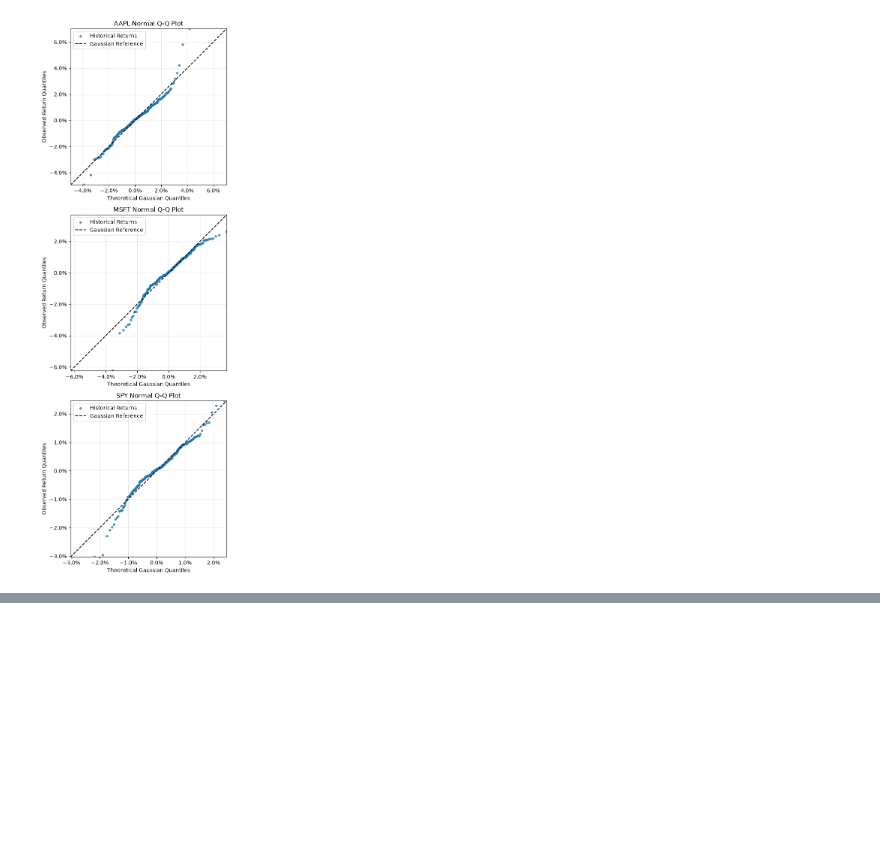
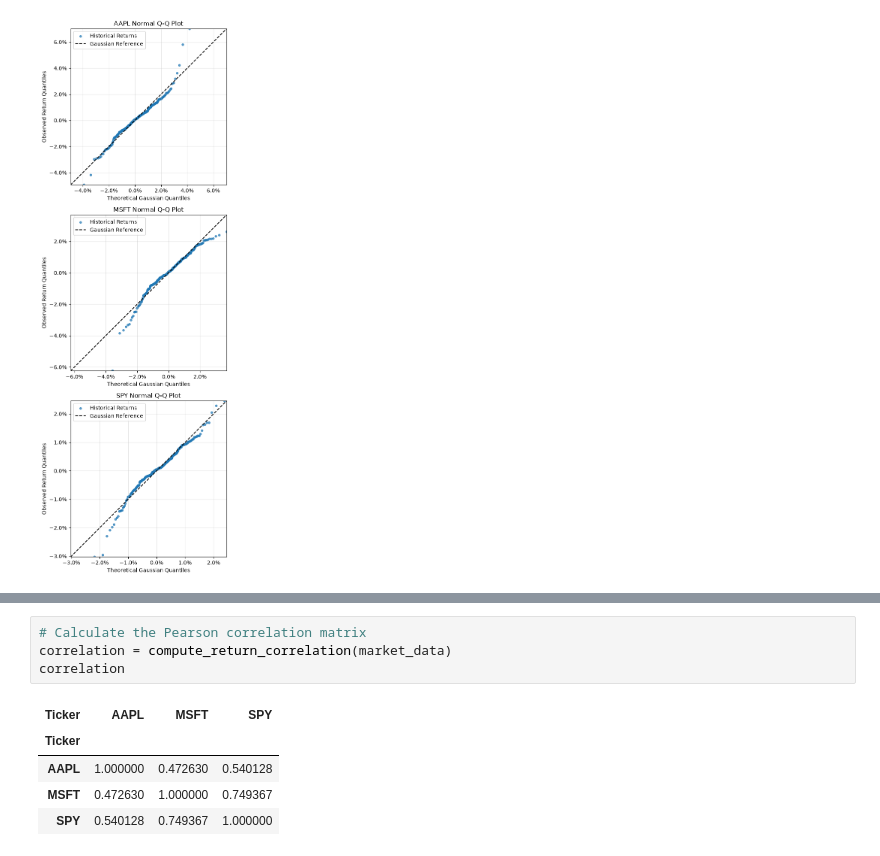
Before and after one commit to luisfelipegz/quantflux, a Jupyter notebook: notebooks/01_market_exploration.ipynb, the cells around one changed output, grey strips where cells are left out. Cells and saved outputs as stored; diff of their text form; blank space fills up the shorter version.

```diff
--- a/notebooks/01_market_exploration.ipynb
+++ b/notebooks/01_market_exploration.ipynb
@@ -464,0 +475,10 @@ fig, axes = plot_return_qq(market_data,tickers=["AAPL", "MSFT", "SPY"])
+# %%
+# Calculate the Pearson correlation matrix
+correlation = compute_return_correlation(market_data)
+correlation
+# %% [output]
+| Ticker | AAPL | MSFT | SPY |
+| Ticker |  |  |  |
+| AAPL | 1.000000 | 0.472630 | 0.540128 |
+| MSFT | 0.472630 | 1.000000 | 0.749367 |
+| SPY | 0.540128 | 0.749367 | 1.000000 |
```
Also changed, not shown: parts of 9 cells of this notebook, 4 other files.
